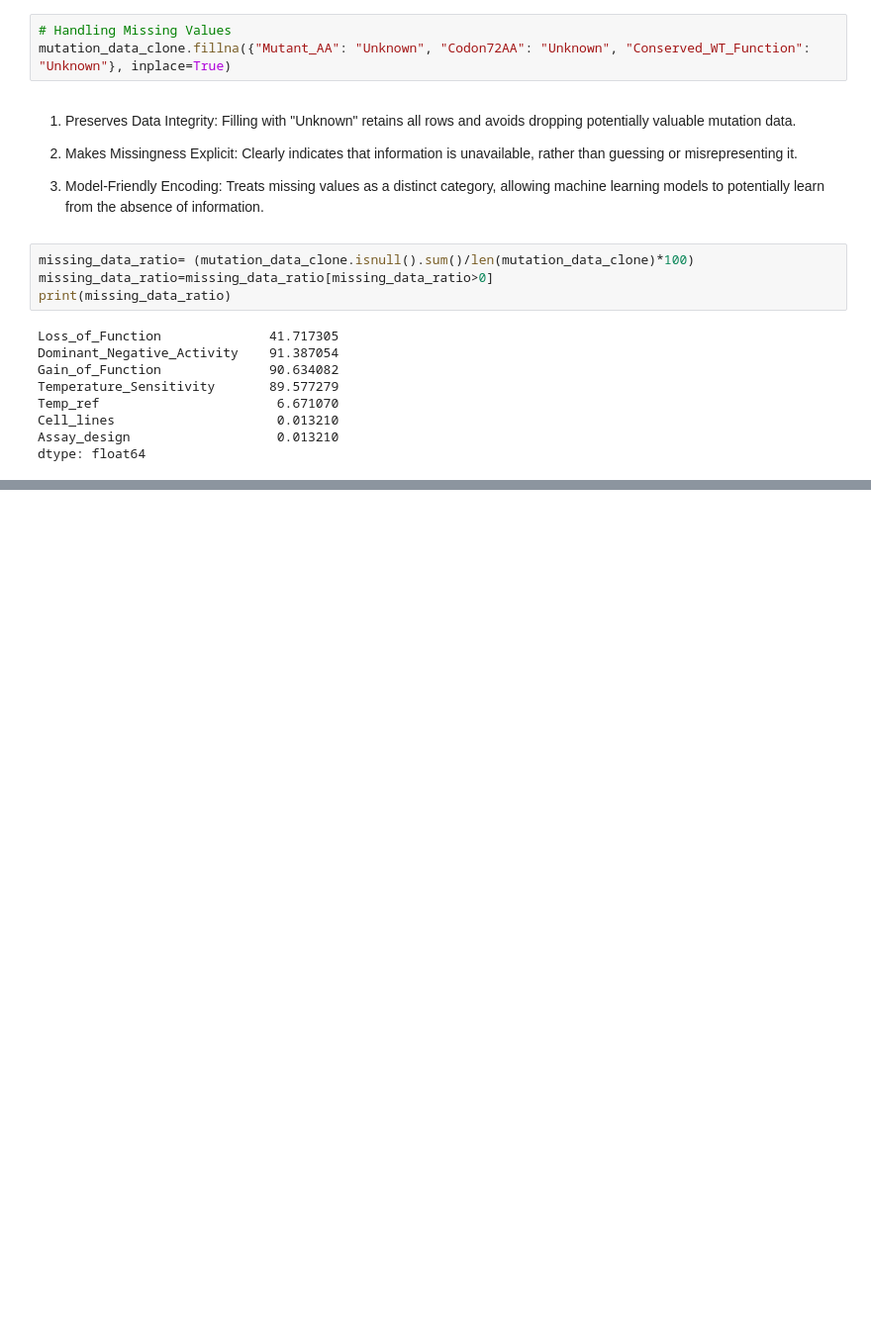
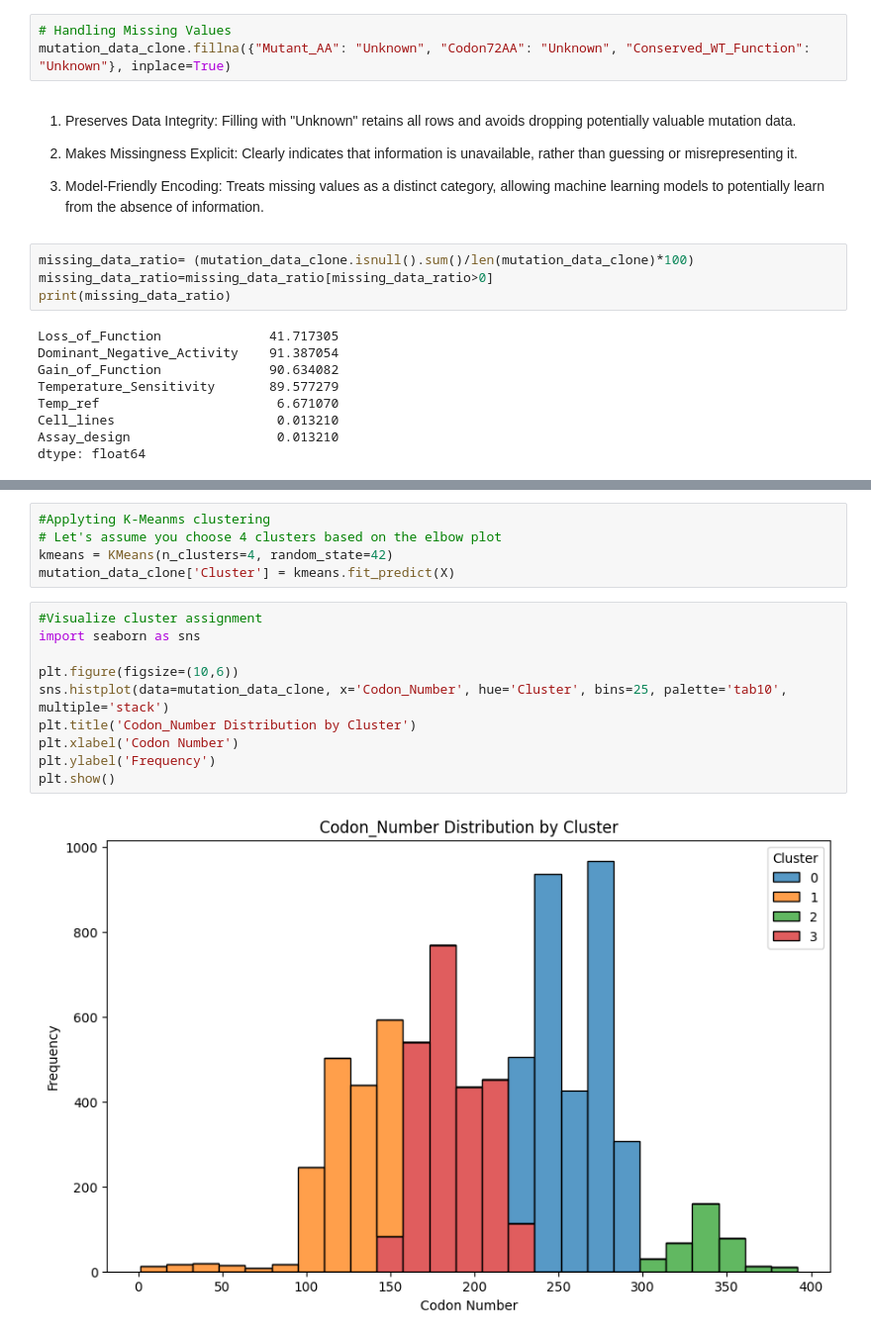
Before and after one commit to sanjivinicarmel/p53-Mutation-Using-ML-Techniques, a Jupyter notebook: p53__Mutation.ipynb, the cells around one changed output, grey strips where cells are left out. Shown at 99% size. Drawn from its saved outputs; the diff is of its cells as text; blank space fills up the shorter version.

```diff
--- a/p53__Mutation.ipynb
+++ b/p53__Mutation.ipynb
@@ -201,0 +281,17 @@ dtype: float64
+# %%
+#Applyting K-Meanms clustering
+# Let's assume you choose 4 clusters based on the elbow plot
+kmeans = KMeans(n_clusters=4, random_state=42)
+mutation_data_clone['Cluster'] = kmeans.fit_predict(X)
+# %%
+#Visualize cluster assignment
+import seaborn as sns
+
+plt.figure(figsize=(10,6))
+sns.histplot(data=mutation_data_clone, x='Codon_Number', hue='Cluster', bins=25, palette='tab10', multiple='stack')
+plt.title('Codon_Number Distribution by Cluster')
+plt.xlabel('Codon Number')
+plt.ylabel('Frequency')
+plt.show()
+# %% [output]
+[figure, added]
```
Also changed, not shown: parts of 31 cells of this notebook.
